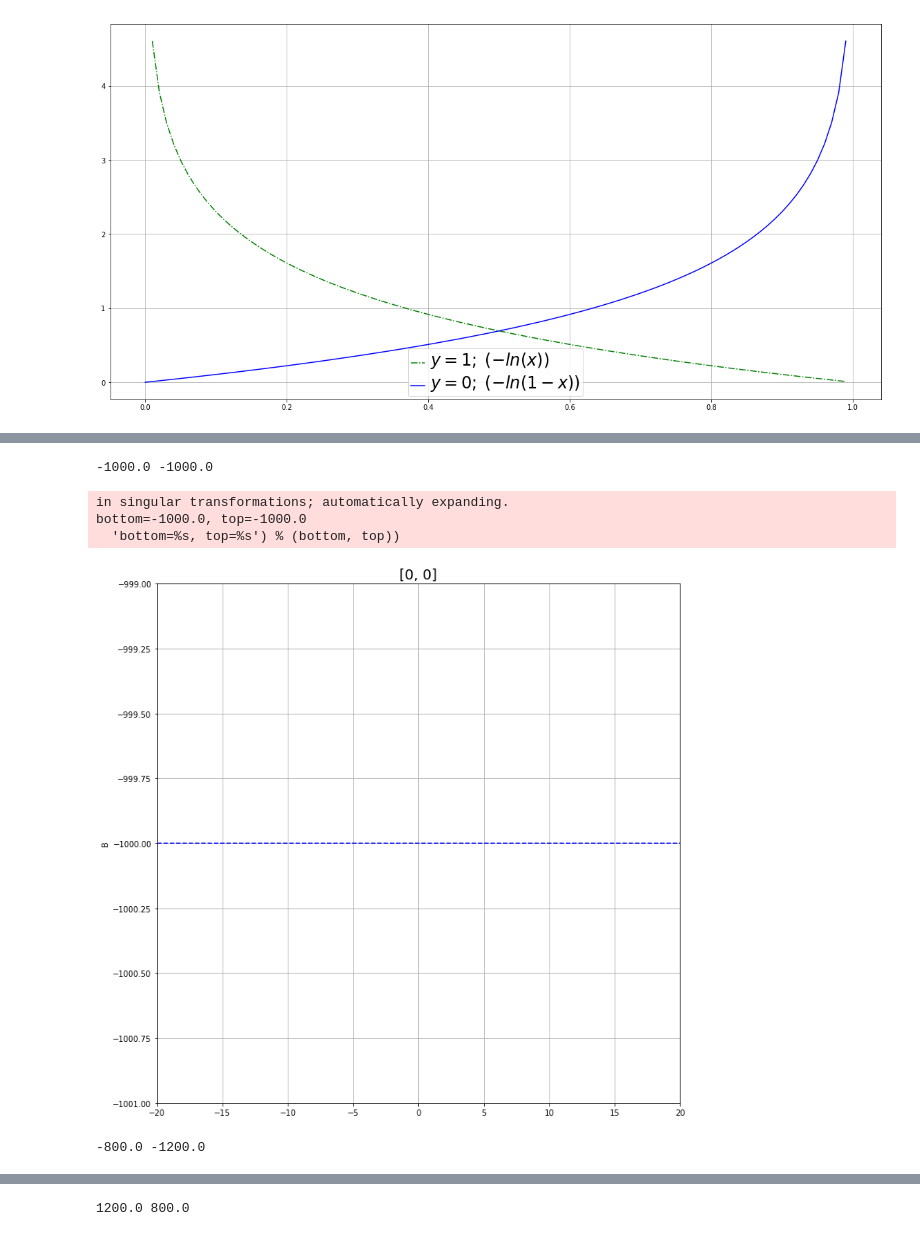
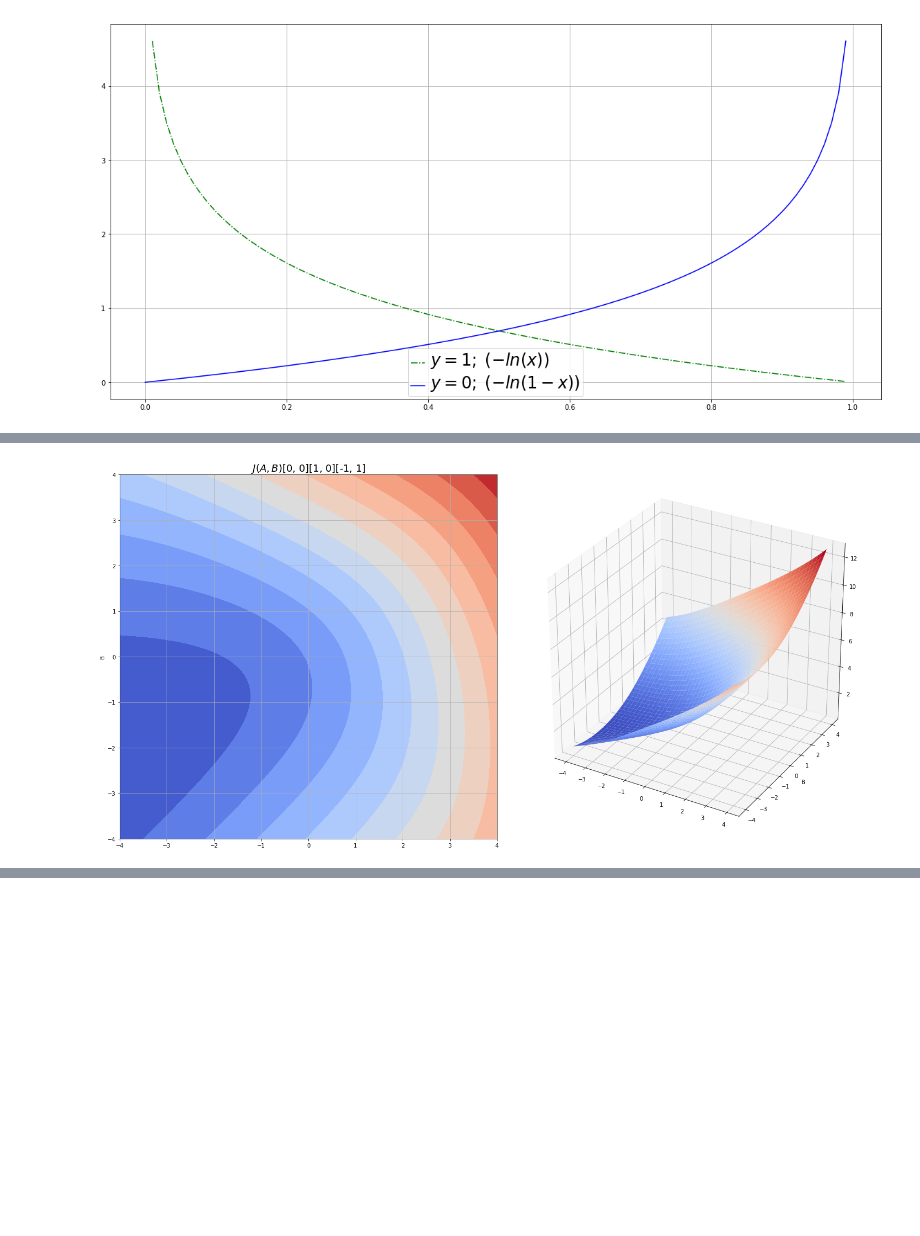
Before and after one commit to pyotr777/keras_tut, a Jupyter notebook: study/Weights space logistic.ipynb, the cells around one changed output, grey strips where cells are left out. Drawn from its saved outputs; the diff is of its cells as text; code cells hidden in the pictures; blank space fills up the shorter version.

```diff
--- a/study/Weights space logistic.ipynb
+++ b/study/Weights space logistic.ipynb
@@ -84,16 +88,3 @@ $$ b  = ln( \frac{y}{1-y} ) - ax \;\;\; (5)$$
-# %%
-# Return function for weight b(a). formula (5).
-# x and y fixed.
-def sample_func(x,y):
-    def res(a):
-        if y >= 1:
-            b = 1000 - a*x
-        elif y <= 0:
-            b = -1000 - a*x
-        else:
-            b = np.log(y/(1-y)) - a*x
-        return b
-    return res
 # %% [markdown]
 ## Logistic regression cost function
 
@@ -117,11 +106,17 @@ plt.setp(ltext, fontsize='24')    # the legend text fontsize
 plt.show()
 # %% [output]
 [figure]
+# %%
+# Return function h(a,b) for fixed x
+def sample_func(x):
+    def res(a,b):
+        z = a*x + b
+        h = 1/(1 + np.exp(-z))
+        return h
+    return res
 # %%
 # Error for one sample
 # Logistic formula (3)
-def error_func(x,y,A,B):
-    z = A*x + B
-    h = 1/( 1 + np.exp(-1*z) )
+def error_func(h,y):
     J = -y * np.log(h) - (1 - y) * np.log(1 - h)
     return J
@@ -176,15 +246,10 @@ def plot_error_in_weight(sample, title):
     plt.show()
 # %%
 s1 = [0,0]
-s2 = [10,0]
-s3 = [10,1]
+s2 = [1,0]
+s3 = [-1,1]
 
-for s in [s1, s2, s3]:
-    plot_error_in_weight(s,str(s))
+s = [s1, s2, s3]
+plot_sum_error_in_weight(s,str(s1) + str(s2) + str(s3))
 # %% [output]
--1000.0 -1000.0
-in singular transformations; automatically expanding.
-bottom=-1000.0, top=-1000.0
-  'bottom=%s, top=%s') % (bottom, top))
-[figure, old version]
+[figure, new version]
--800.0 -1200.0
@@ -192 +255,0 @@ bottom=-1000.0, top=-1000.0
-1200.0 800.0
```
Also changed, not shown: parts of 12 cells of this notebook.
